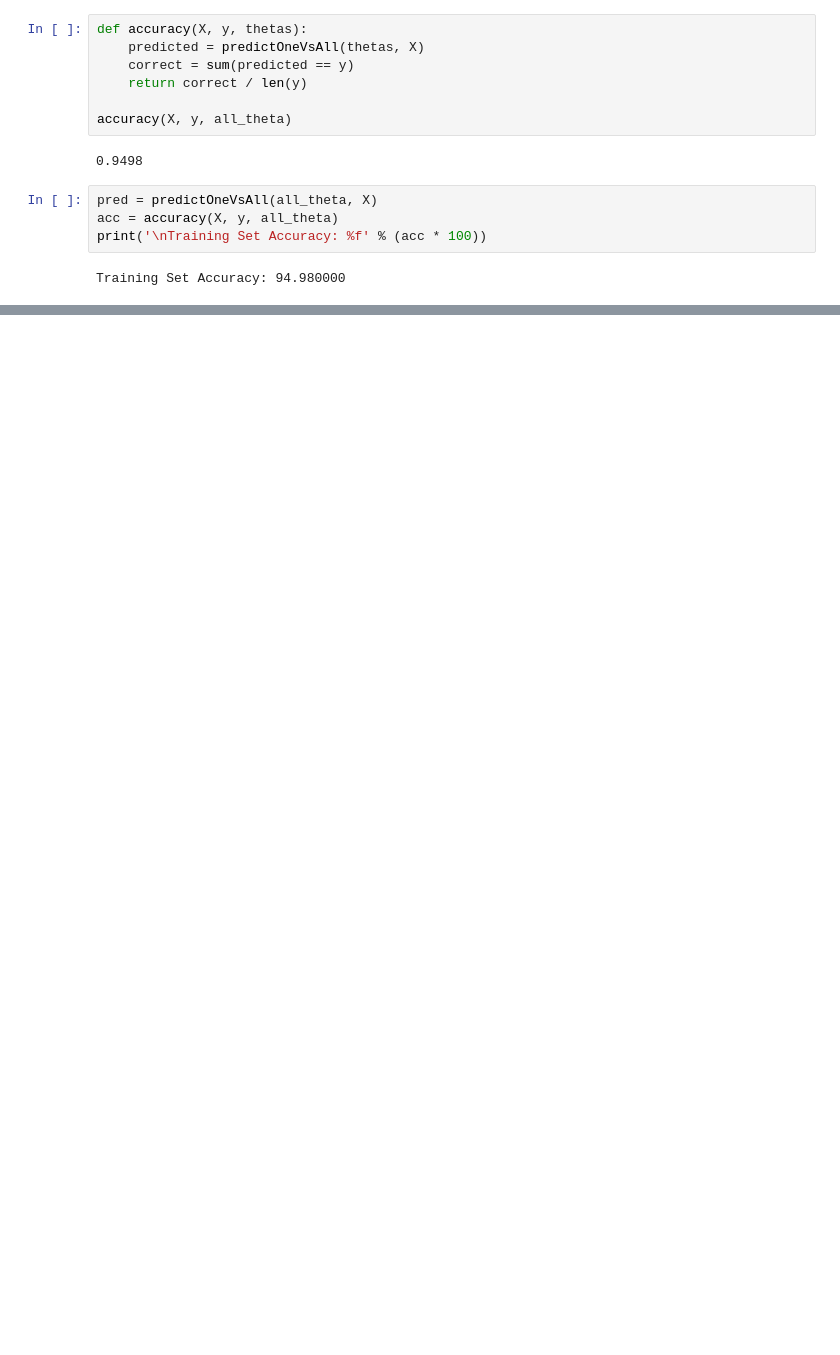
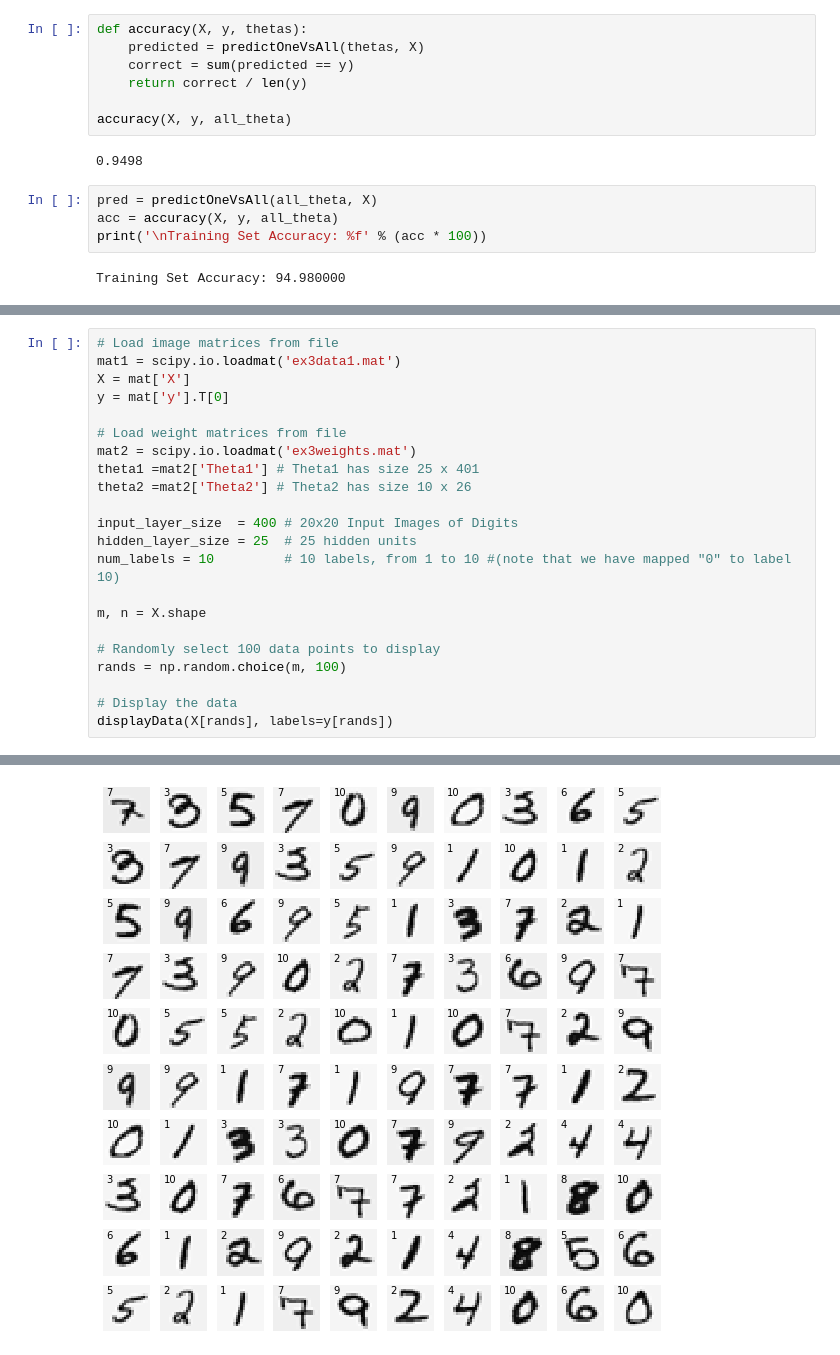
Before and after one commit to samisaf/Learning-Data-Science, a Jupyter notebook: Machine Learning - Coursera/machine-learning-ex3/ex3.ipynb, the cells around one changed output, grey strips where cells are left out. Saved outputs shown, nothing was run; the diff lists cells and outputs as text; blank space fills up the shorter version.

```diff
--- a/Machine Learning - Coursera/machine-learning-ex3/ex3.ipynb
+++ b/Machine Learning - Coursera/machine-learning-ex3/ex3.ipynb
@@ -348,0 +386,23 @@ Wall time: 835 ms
+# %%
+# Load image matrices from file
+mat1 = scipy.io.loadmat('ex3data1.mat')
+X = mat['X']
+y = mat['y'].T[0]
+
+# Load weight matrices from file
+mat2 = scipy.io.loadmat('ex3weights.mat')
+theta1 =mat2['Theta1'] # Theta1 has size 25 x 401
+theta2 =mat2['Theta2'] # Theta2 has size 10 x 26
+
+input_layer_size  = 400 # 20x20 Input Images of Digits
+hidden_layer_size = 25  # 25 hidden units
+num_labels = 10         # 10 labels, from 1 to 10 #(note that we have mapped "0" to label 10)
+
+m, n = X.shape
+
+# Randomly select 100 data points to display
+rands = np.random.choice(m, 100)
+
+# Display the data
+displayData(X[rands], labels=y[rands])
+# %% [output]
@@ -348,0 +410 @@ Wall time: 835 ms
+[figure, added]
```
Also changed, not shown: parts of 15 cells of this notebook, 4 other files.
